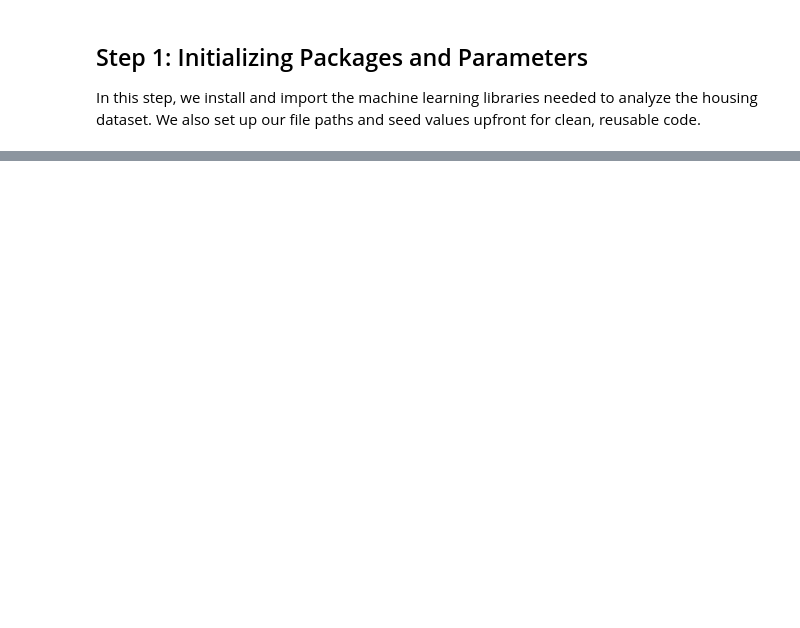
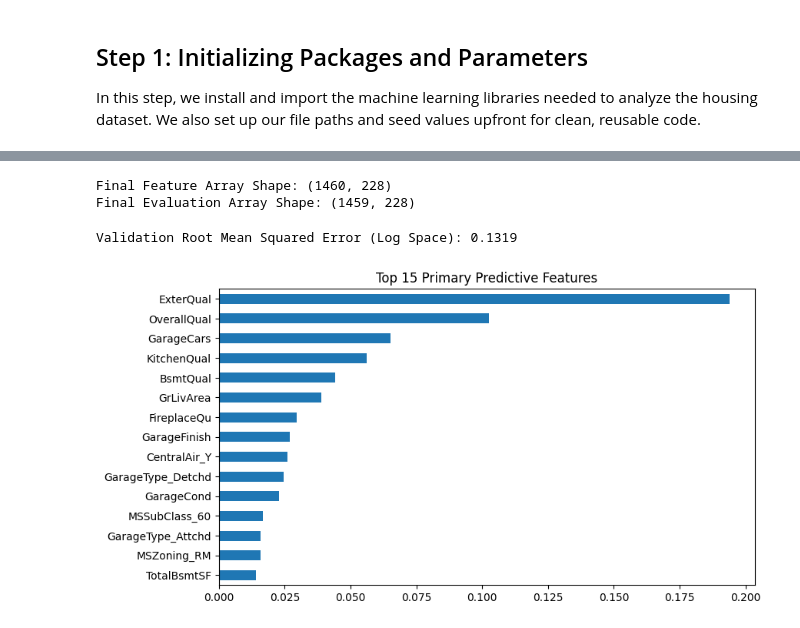
Before and after one commit to jovaumurerwa/House-Pricing-Gradient-Boosting, a Jupyter notebook: house_prices.ipynb, the cells around one changed output, grey strips where cells are left out. Saved outputs shown, nothing was run; the diff lists cells and outputs as text; code cells hidden in the pictures; blank space fills up the shorter version.

```diff
--- a/house_prices.ipynb
+++ b/house_prices.ipynb
@@ -272,0 +98,39 @@ Submission matrix shape: (1459, 2)
+# %%
+full_dataset = pd.get_dummies(full_dataset, drop_first=True)
+
+# Using len() makes this 100% safe and clean
+matrix_X = full_dataset.iloc[:len(housing_train), :].drop('Id', axis=1)
+matrix_X_test = full_dataset.iloc[len(housing_train):, :].drop('Id', axis=1)
+
+print("Final Feature Array Shape:", matrix_X.shape)
+print("Final Evaluation Array Shape:", matrix_X_test.shape)
+# %% [output]
+Final Feature Array Shape: (1460, 228)
+Final Evaluation Array Shape: (1459, 228)
+# %%
+X_train, X_val, y_train, y_val = train_test_split(matrix_X, target_log_vector, test_size=0.2, random_state=seed_value)
+
+gradient_boosting_model = XGBRegressor(
+    n_estimators=800,
+    learning_rate=0.03,
+    max_depth=3,
+    subsample=0.7,
+    colsample_bytree=0.7,
+    random_state=seed_value
+)
+gradient_boosting_model.fit(X_train, y_train)
+
+validation_estimations = gradient_boosting_model.predict(X_val)
+validation_rmse_score = np.sqrt(mean_squared_error(y_val, validation_estimations))
+print(f"Validation Root Mean Squared Error (Log Space): {validation_rmse_score:.4f}")
+# %% [output]
+Validation Root Mean Squared Error (Log Space): 0.1319
+# %%
+structural_weights = pd.Series(gradient_boosting_model.feature_importances_, index=matrix_X.columns).sort_values(ascending=False).head(15)
+
+plt.figure(figsize=(9, 5))
+structural_weights.sort_values().plot(kind='barh')
+plt.title('Top 15 Primary Predictive Features')
+plt.show()
+# %% [output]
+[figure, added]
```
Also changed, not shown: parts of 22 cells of this notebook, 1 other file.
